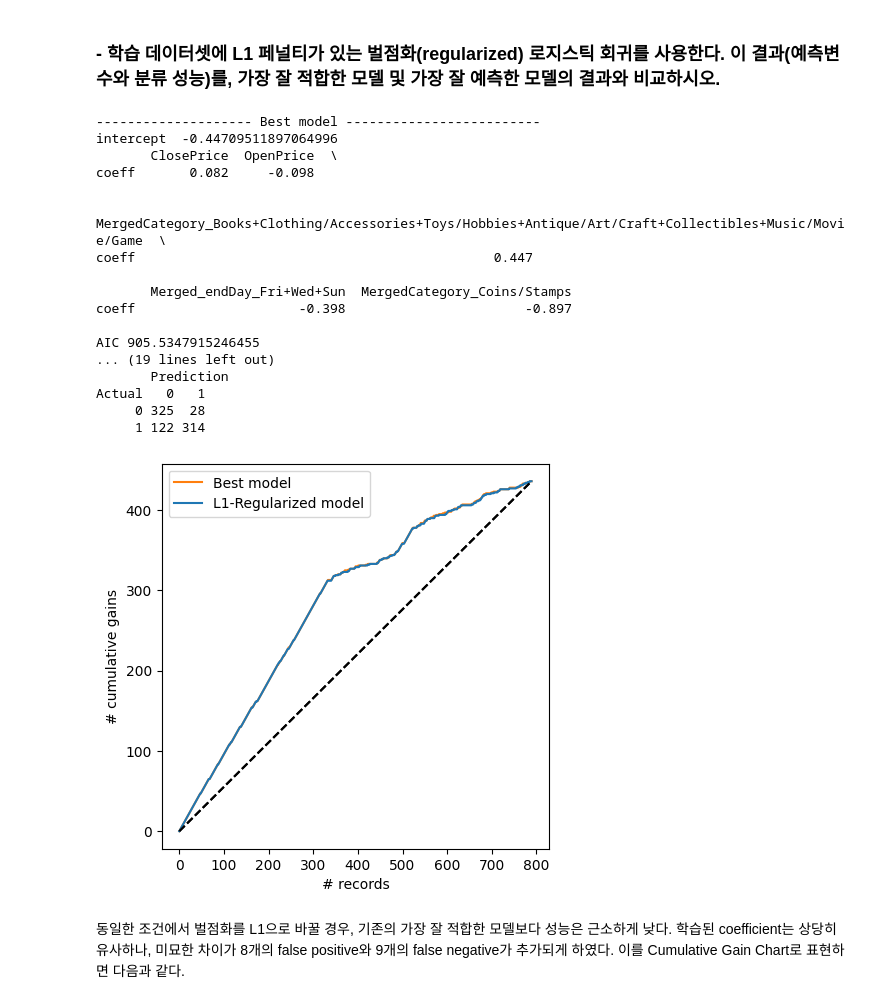
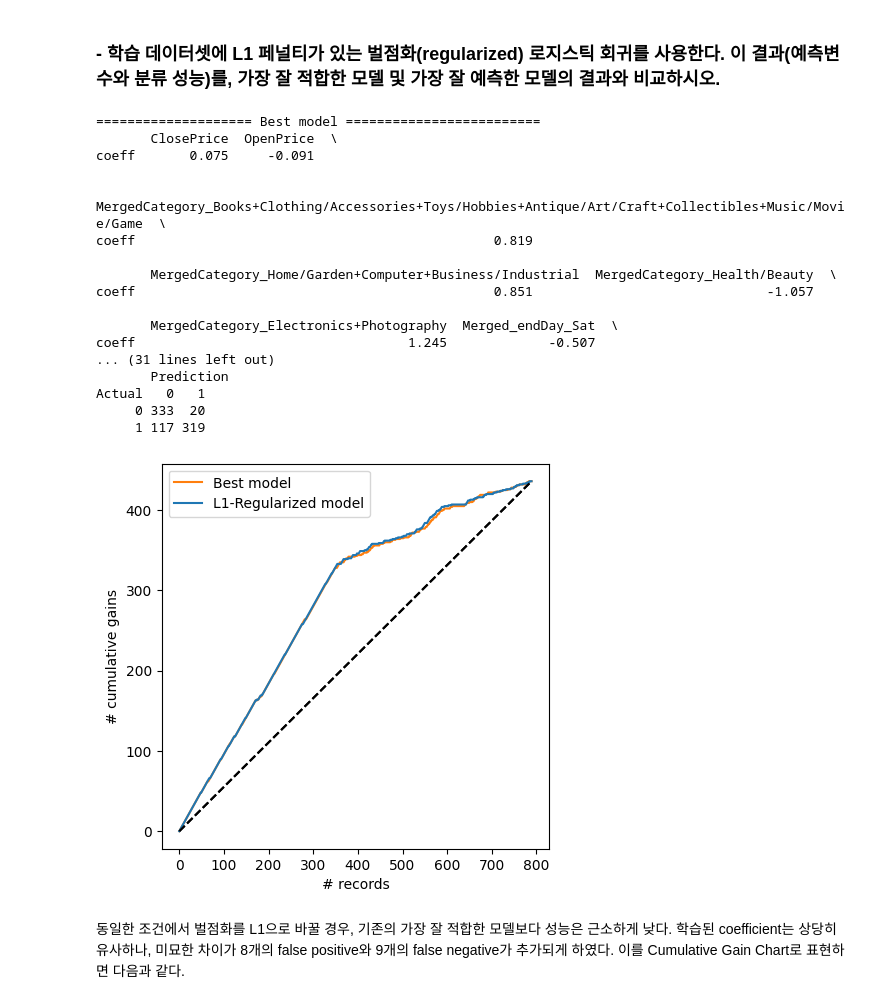
Before and after one commit to sunukkim98/DataAnalysis, a Jupyter notebook: final_project/src/code.ipynb, the cells around one changed output. Saved outputs shown, nothing was run; the diff lists cells and outputs as text; code cells hidden in the pictures.

Commit message:
improve result visualization

```diff
--- a/final_project/src/code.ipynb
+++ b/final_project/src/code.ipynb
@@ -867,7 +914,7 @@ Books+Clothing/Accessories+Toys/Hobbies+Antique/Art/Craft+Collectibles+Music/Mov
 ### - 학습 데이터셋에 L1 페널티가 있는 벌점화(regularized) 로지스틱 회귀를 사용한다. 이 결과(예측변수와 분류 성능)를, 가장 잘 적합한 모델 및 가장 잘 예측한 모델의 결과와 비교하시오.
 # %%
 from sklearn.model_selection import train_test_split
-from sklearn.linear_model import LogisticRegression, LogisticRegressionCV
+from sklearn.linear_model import LogisticRegression
 from dmba.metric import AIC_score
 from dmba import classificationSummary, gainsChart
 
@@ -880,9 +927,8 @@ y = eBayAuctions_df[outcome]
 # partition data
 train_X, valid_X, train_y, valid_y = train_test_split(X, y, test_size=0.4, random_state=1)
 
-print('-'*20, 'Best model', '-'*25)
-# logit_best = LogisticRegression(penalty="l2", C=1e42, solver='liblinear')
-# logit_best.fit(train_X, train_y)
+
+########### best model ###############
 logit_best = best_model
 
 logit_best_proba = logit_best.predict_proba(valid_X)
@@ -894,63 +940,85 @@ best_result = pd.DataFrame({'actual': valid_y,
 best_result = best_result.sort_values(by=['p(1)'], ascending=False)
 
 
-pd.set_option('display.width', 95)
-pd.set_option('display.precision',3)
-pd.set_option('display.max_columns', 50)
-print('intercept ', logit_best.intercept_[0])
+########### l2-regularized model ###############
+logit_best_l2 = LogisticRegression(penalty="l2", solver='liblinear')
+logit_best_l2.fit(train_X, train_y)
 
-print(pd.DataFrame({'coeff': logit_best.coef_[0]}, index=X.columns).transpose())
-print()
-print('AIC', AIC_score(valid_y, logit_best.predict(valid_X), df=len(train_X.columns) + 1))
-classificationSummary(best_result['actual'], best_result['predicted'])
+logit_best_l2_proba = logit_best_l2.predict_proba(valid_X)
+best_l2_result = pd.DataFrame({'actual': valid_y,
+                            'p(0)': [p[0] for p in logit_best_l2_proba],
+                            'p(1)': [p[1] for p in logit_best_l2_proba],
+                            'predicted': logit_best_l2.predict(valid_X),
+                          })
+best_l2_result = best_l2_result.sort_values(by=['p(1)'], ascending=False)
 
 
-print('-'*20, 'L1-Regularized model', '-'*25)
-logit_l1 = LogisticRegression(penalty="l1", C=1e42, solver='liblinear')
+
+########### l1-regularized model ###############
+logit_l1 = LogisticRegression(penalty="l1", solver='liblinear')
 logit_l1.fit(train_X, train_y)
 
 logit_l1_proba = logit_l1.predict_proba(valid_X)
 l1_result = pd.DataFrame({'actual': valid_y,
                             'p(0)': [p[0] for p in logit_l1_proba],
                             'p(1)': [p[1] for p in logit_l1_proba],
                             'predicted': logit_l1.predict(valid_X),
                           })
 l1_result = l1_result.sort_values(by=['p(1)'], ascending=False)
 
 
+pd.set_option('display.width', 95)
+pd.set_option('display.precision',3)
+pd.set_option('display.max_columns', 50)
+
+print('='*20, 'Best model', '='*25)
+print(pd.DataFrame({'coeff': logit_best.coef_[0]}, index=X.columns).transpose())
+print()
+print('AIC', AIC_score(valid_y, logit_best.predict(valid_X), df=len(train_X.columns) + 1))
+classificationSummary(best_result['actual'], best_result['predicted'])
+
+# print('\n', '='*17, 'L2-Regularized model', '='*17)
+# print(pd.DataFrame({'coeff': logit_best_l2.coef_[0]}, index=X.columns).transpose())
+# print()
+# print('AIC', AIC_score(valid_y, logit_best_l2.predict(valid_X), df=len(train_X.columns) + 1))
+# classificationSummary(best_l2_result['actual'], best_l2_result['predicted'])
+
+print('\n', '='*17, 'L1-Regularized model', '='*17)
 print(pd.DataFrame({'coeff': logit_l1.coef_[0]}, index=X.columns).transpose())
 print()
 print('AIC', AIC_score(valid_y, logit_l1.predict(valid_X), df=len(train_X.columns) + 1))
+classificationSummary(l1_result['actual'], l1_result['predicted'])
+
+
 pd.reset_option('display.width')
 pd.reset_option('display.precision')
 pd.reset_option('display.max_columns')
 
-classificationSummary(l1_result['actual'], l1_result['predicted'])
-
 ax = gainsChart(best_result.actual, label='Best model', color='C1', figsize=[5, 5])
+# ax = gainsChart(best_l2_result.actual, label='L1-Regularized model', color='C1', ax=ax)
 ax = gainsChart(l1_result.actual, label='L1-Regularized model', color='C0', ax=ax)
 ax.legend()
 
 plt.show()
 # %% [output]
--------------------- Best model -------------------------
-intercept  -0.44709511897064996
+==================== Best model =========================
        ClosePrice  OpenPrice  \
-coeff       0.082     -0.098
+coeff       0.075     -0.091
 
        MergedCategory_Books+Clothing/Accessories+Toys/Hobbies+Antique/Art/Craft+Collectibles+Music/Movie/Game  \
-coeff                                              0.447
+coeff                                              0.819
 
-       Merged_endDay_Fri+Wed+Sun  MergedCategory_Coins/Stamps
-coeff                     -0.398                       -0.897
+       MergedCategory_Home/Garden+Computer+Business/Industrial  MergedCategory_Health/Beauty  \
+coeff                                              0.851                              -1.057
 
-AIC 905.5347915246455
-... (19 lines left out)
+       MergedCategory_Electronics+Photography  Merged_endDay_Sat  \
+coeff                                   1.245             -0.507
+... (31 lines left out)
        Prediction
 Actual   0   1
-     0 325  28
-     1 122 314
+     0 333  20
+     1 117 319
-[figure, old version]
+[figure, new version]
 # %% [markdown]
 동일한 조건에서 벌점화를 L1으로 바꿀 경우, 기존의 가장 잘 적합한 모델보다 성능은 근소하게 낮다. 학습된 coefficient는 상당히 유사하나, 미묘한 차이가 8개의 false positive와 9개의 false negative가 추가되게 하였다. 이를 Cumulative Gain Chart로 표현하면 다음과 같다.
 # %% [markdown]
```
Also changed, not shown: parts of 9 cells of this notebook.
